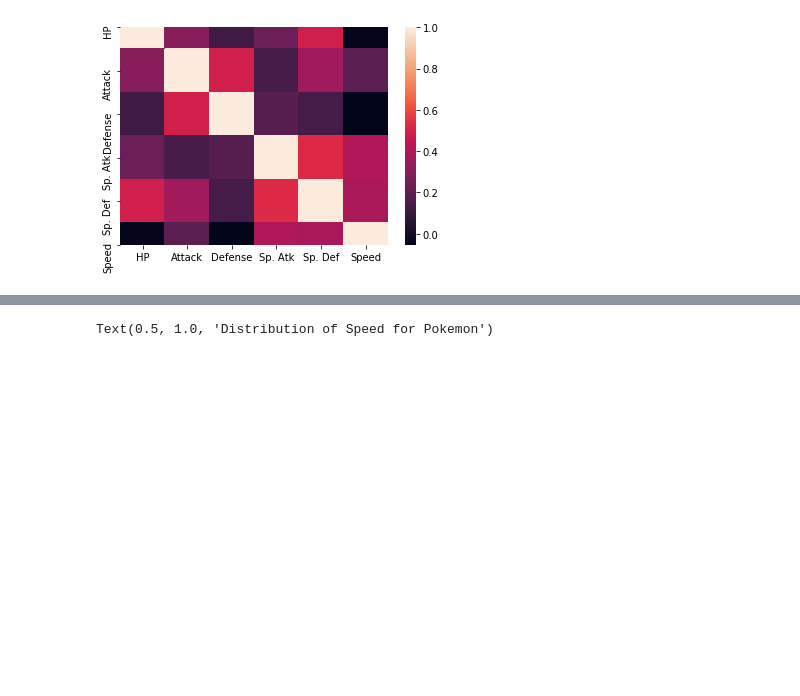
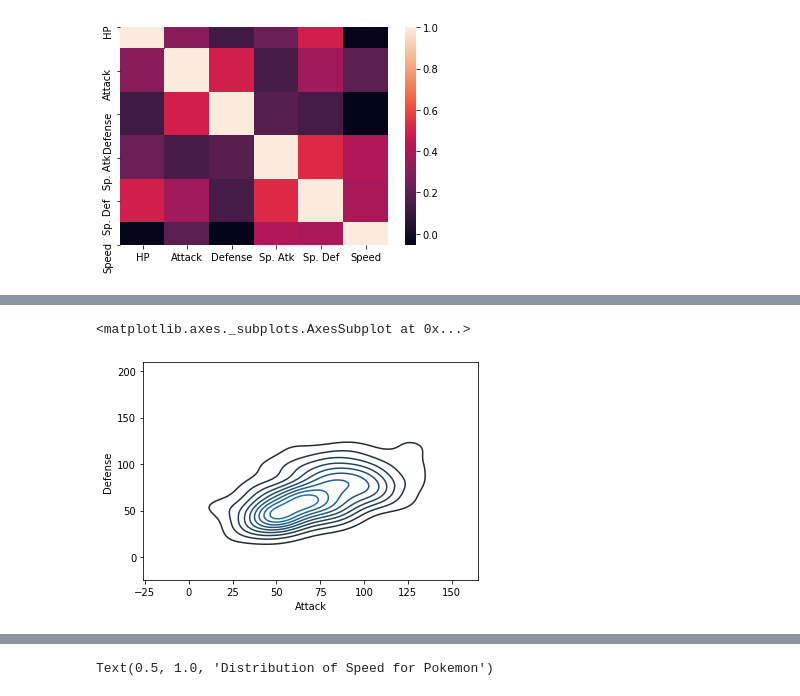
Before and after one commit to iamdraza/University-Practicals, a Jupyter notebook: COMP6200 Week 4.ipynb, the cells around one changed output, grey strips where cells are left out. Saved outputs shown, nothing was run; the diff lists cells and outputs as text; code cells hidden in the pictures; blank space fills up the shorter version.

```diff
--- a/COMP6200 Week 4.ipynb
+++ b/COMP6200 Week 4.ipynb
@@ -70,0 +70,5 @@ sns.heatmap(corr)
+# %%
+sns.kdeplot(df.Attack, df.Defense)
+# %% [output]
+<matplotlib.axes._subplots.AxesSubplot at 0x...>
+[figure, added]
```
Also changed, not shown: parts of 3 cells of this notebook.
